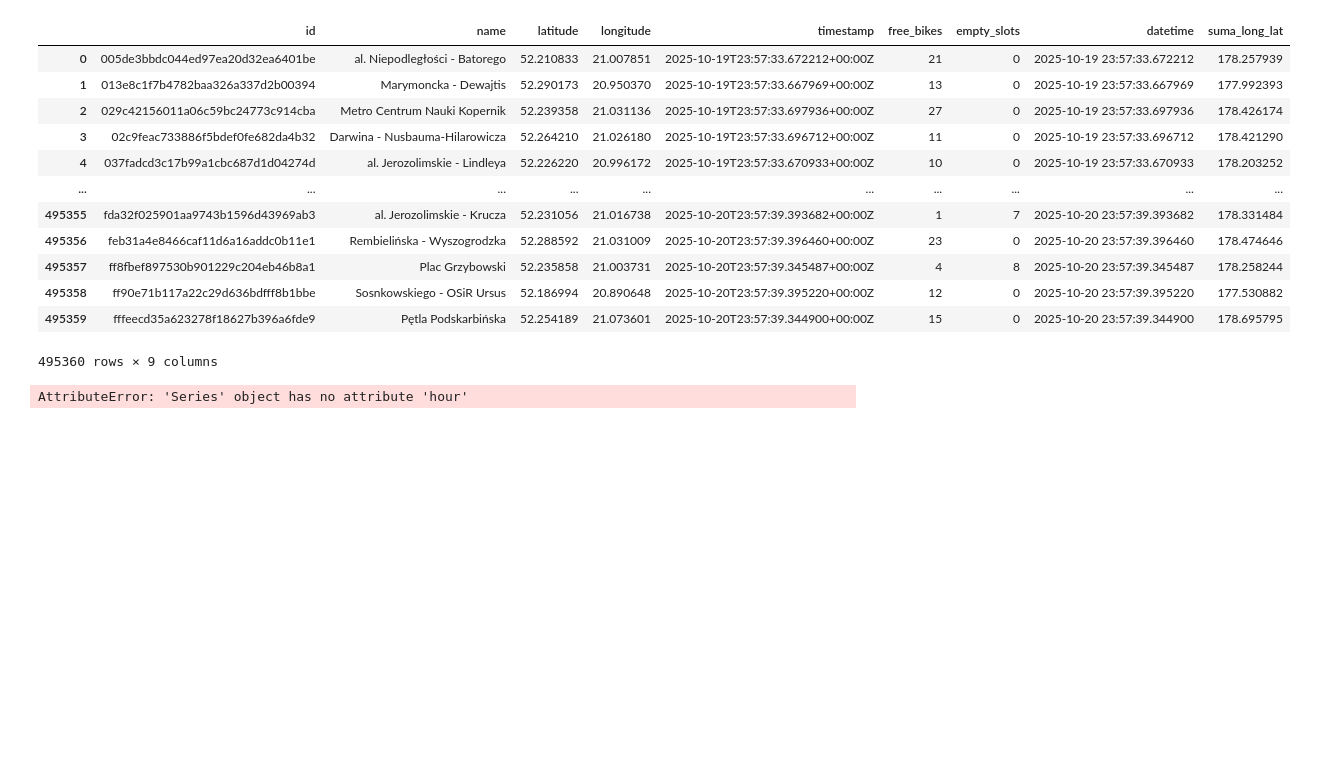
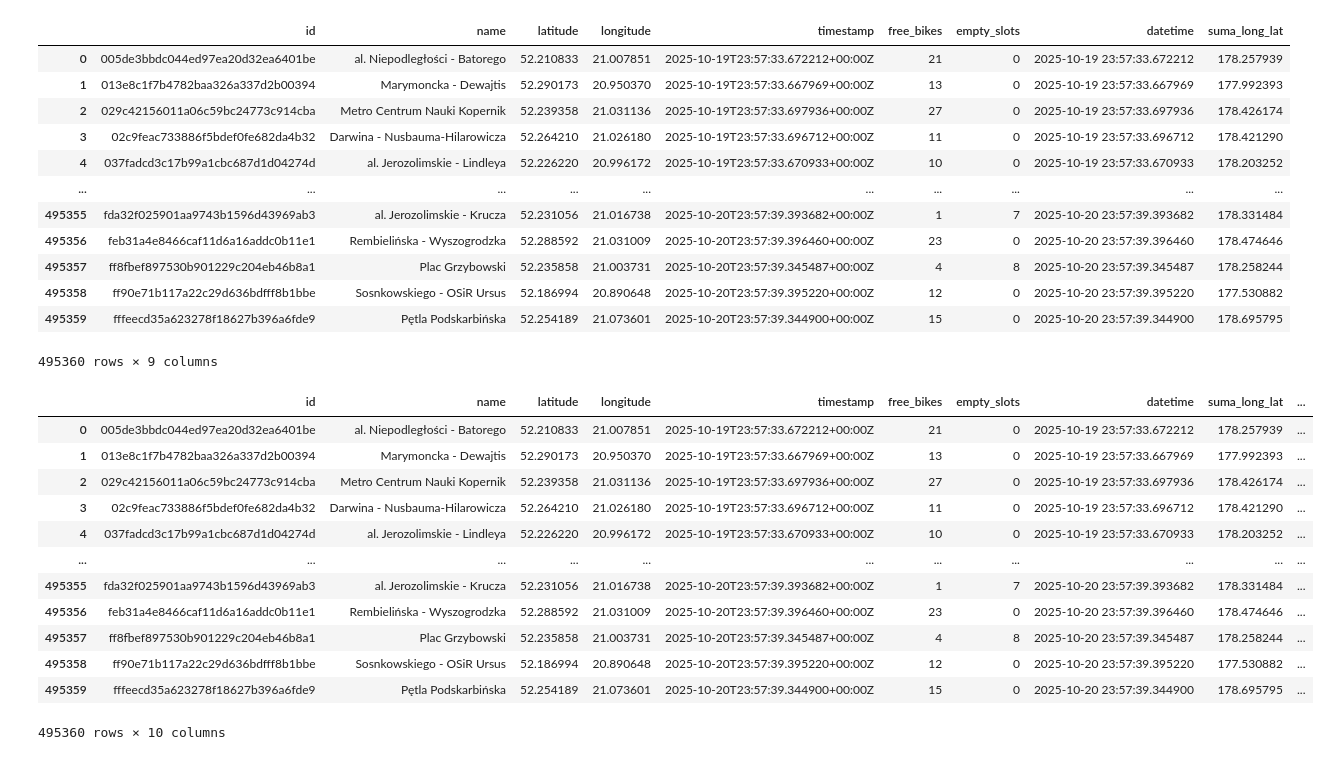
Before and after one commit to dane-analizy/python-w-analizie-danych-2025-10-20, a Jupyter notebook: 07 rowery.ipynb, the cells around one changed output. Saved outputs shown, nothing was run; the diff lists cells and outputs as text; code cells hidden in the pictures; blank space fills up the shorter version.

```diff
--- a/07 rowery.ipynb
+++ b/07 rowery.ipynb
@@ -113,6 +113,19 @@ rowery_df
 | 495359 | fffeecd35a623278f18627b396a6fde9 | Pętla Podskarbińska | 52.254189 | 21.073601 | 2025-10-20T23:57:39.344900+00:00Z | 15 | 0 | 2025-10-20 23:57:39.344900 | 178.695795 |
 495360 rows × 9 columns
 # %%
-rowery_df['datetime'].hour
+rowery_df['hour'] = rowery_df['datetime'].dt.hour
+rowery_df
 # %% [output]
+|  | id | name | latitude | longitude | timestamp | free_bikes | empty_slots | datetime | suma_long_lat | ... |
+| 0 | 005de3bbdc044ed97ea20d32ea6401be | al. Niepodległości - Batorego | 52.210833 | 21.007851 | 2025-10-19T23:57:33.672212+00:00Z | 21 | 0 | 2025-10-19 23:57:33.672212 | 178.257939 | ... |
+| 1 | 013e8c1f7b4782baa326a337d2b00394 | Marymoncka - Dewajtis | 52.290173 | 20.950370 | 2025-10-19T23:57:33.667969+00:00Z | 13 | 0 | 2025-10-19 23:57:33.667969 | 177.992393 | ... |
+| 2 | 029c42156011a06c59bc24773c914cba | Metro Centrum Nauki Kopernik | 52.239358 | 21.031136 | 2025-10-19T23:57:33.697936+00:00Z | 27 | 0 | 2025-10-19 23:57:33.697936 | 178.426174 | ... |
+| 3 | 02c9feac733886f5bdef0fe682da4b32 | Darwina - Nusbauma-Hilarowicza | 52.264210 | 21.026180 | 2025-10-19T23:57:33.696712+00:00Z | 11 | 0 | 2025-10-19 23:57:33.696712 | 178.421290 | ... |
+| 4 | 037fadcd3c17b99a1cbc687d1d04274d | al. Jerozolimskie - Lindleya | 52.226220 | 20.996172 | 2025-10-19T23:57:33.670933+00:00Z | 10 | 0 | 2025-10-19 23:57:33.670933 | 178.203252 | ... |
+| ... | ... | ... | ... | ... | ... | ... | ... | ... | ... | ... |
+| 495355 | fda32f025901aa9743b1596d43969ab3 | al. Jerozolimskie - Krucza | 52.231056 | 21.016738 | 2025-10-20T23:57:39.393682+00:00Z | 1 | 7 | 2025-10-20 23:57:39.393682 | 178.331484 | ... |
+| 495356 | feb31a4e8466caf11d6a16addc0b11e1 | Rembielińska - Wyszogrodzka | 52.288592 | 21.031009 | 2025-10-20T23:57:39.396460+00:00Z | 23 | 0 | 2025-10-20 23:57:39.396460 | 178.474646 | ... |
+| 495357 | ff8fbef897530b901229c204eb46b8a1 | Plac Grzybowski | 52.235858 | 21.003731 | 2025-10-20T23:57:39.345487+00:00Z | 4 | 8 | 2025-10-20 23:57:39.345487 | 178.258244 | ... |
+| 495358 | ff90e71b117a22c29d636bdfff8b1bbe | Sosnkowskiego - OSiR Ursus | 52.186994 | 20.890648 | 2025-10-20T23:57:39.395220+00:00Z | 12 | 0 | 2025-10-20 23:57:39.395220 | 177.530882 | ... |
+| 495359 | fffeecd35a623278f18627b396a6fde9 | Pętla Podskarbińska | 52.254189 | 21.073601 | 2025-10-20T23:57:39.344900+00:00Z | 15 | 0 | 2025-10-20 23:57:39.344900 | 178.695795 | ... |
-AttributeError: 'Series' object has no attribute 'hour'
+495360 rows × 10 columns
```
Also changed, not shown: parts of 9 cells of this notebook, 2 other files.
